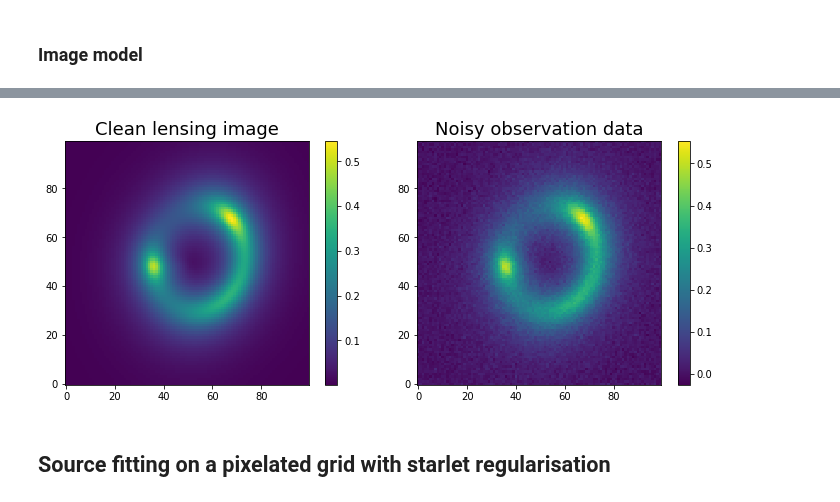
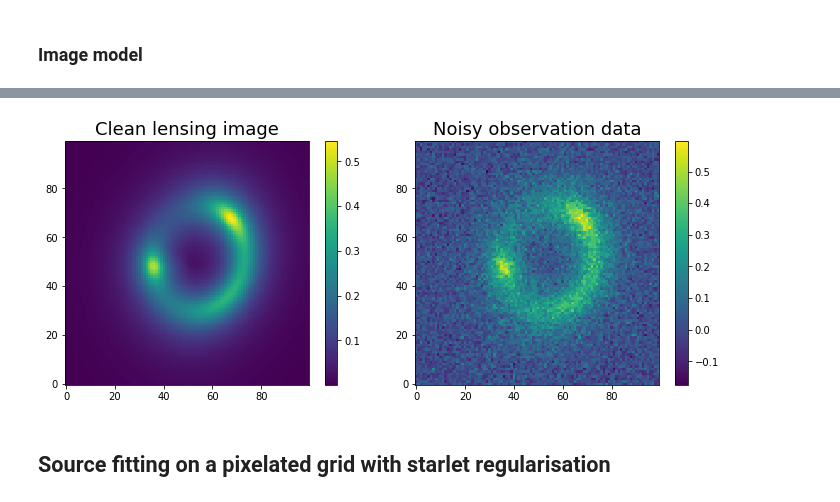
Before and after one commit to Herculens/herculens, a Jupyter notebook: notebooks/fit_pixelated_source_and_smooth_mass.ipynb, the cells around one changed output, grey strips where cells are left out. Cells and saved outputs as stored; diff of their text form; code cells hidden in the pictures.

Commit message:
Update example notebook for pixelated source and smooth lens modelling

```diff
--- a/notebooks/fit_pixelated_source_and_smooth_mass.ipynb
+++ b/notebooks/fit_pixelated_source_and_smooth_mass.ipynb
@@ -94,7 +94,7 @@ psf = PSF(**kwargs_psf)
 ### Noise
 # %%
 exp_time = None
-sigma_bkd = 0.01
+sigma_bkd = 0.05
 noise_map = sigma_bkd * np.ones((npix, npix))
 kwargs_noise = {'background_rms': sigma_bkd, 'exposure_time': exp_time}
 noise = Noise(npix, npix, **kwargs_noise)
@@ -113,7 +113,7 @@ image = lens_image.model(kwargs_lens=kwargs_lens_mass,
                           kwargs_source=kwargs_source_light,
                           kwargs_lens_light=kwargs_lens_light)
 
-source_true = lens_image.source_surface_brightness(kwargs_source=kwargs_source_light,
+true_source = lens_image.source_surface_brightness(kwargs_source=kwargs_source_light,
                                                    de_lensed=True, unconvolved=True)
 
 # Observed noisy data
@@ -135,3 +135,3 @@ Warning: previous noise map will be replaced with new estimate from a model
-[figure, old version]
+[figure, new version]
 # %% [markdown]
 ## Source fitting on a pixelated grid with starlet regularisation
```
Also changed, not shown: parts of 17 cells of this notebook.
